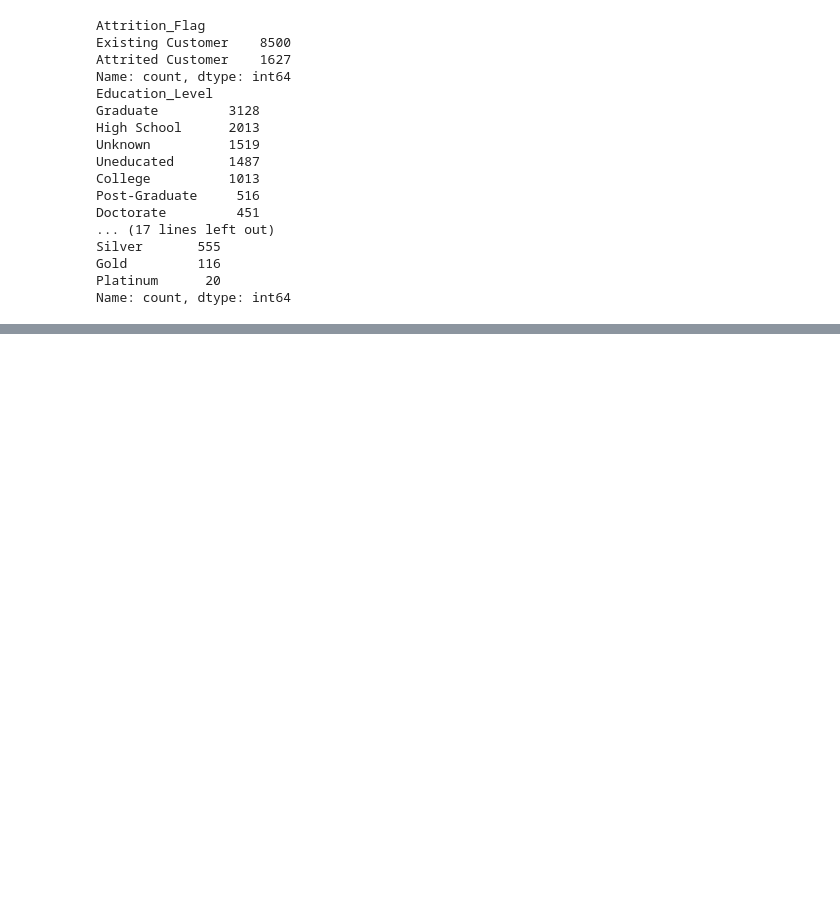
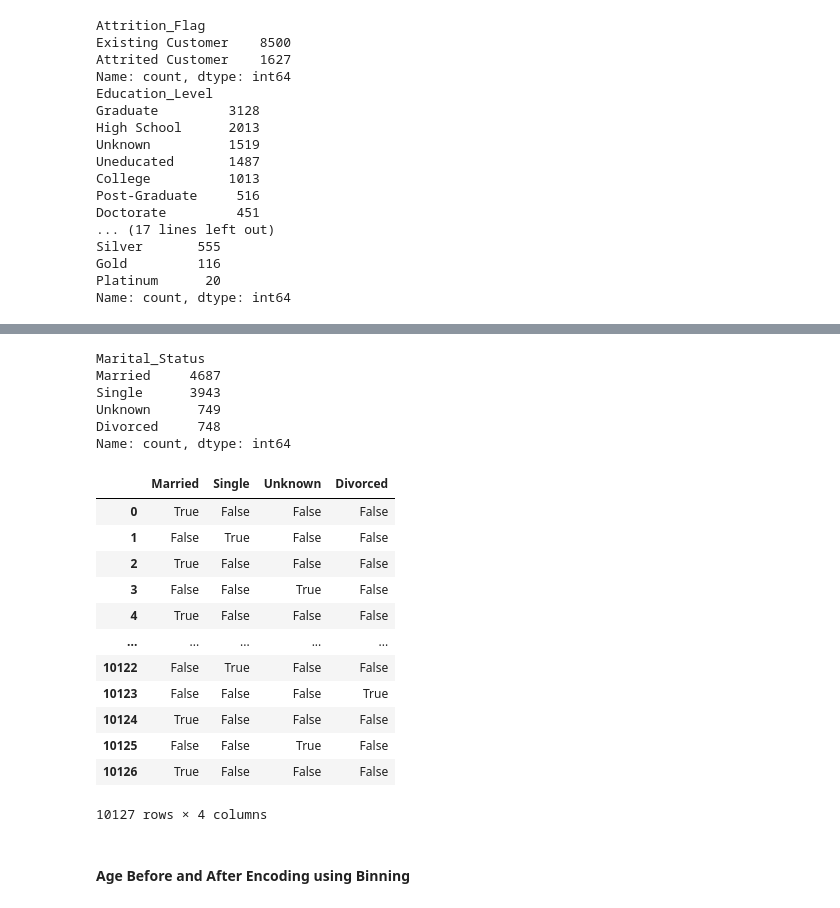
Before and after one commit to vineeethh/credit-card-churn, a Jupyter notebook: Notebook/_002_Exploratory_Data_Analysis_.ipynb, the cells around one changed output, grey strips where cells are left out. Drawn from its saved outputs; the diff is of its cells as text; code cells hidden in the pictures; blank space fills up the shorter version.

```diff
--- a/Notebook/_002_Exploratory_Data_Analysis_.ipynb
+++ b/Notebook/_002_Exploratory_Data_Analysis_.ipynb
@@ -81 +259,10 @@ data['Card_Category'] = data['Card_Category'].map({
+# %%
+print(data['Marital_Status'].value_counts())
+# %% [output]
+Marital_Status
+Married     4687
+Single      3943
+Unknown      749
+Divorced     748
+Name: count, dtype: int64
 # %%
@@ -89 +271,19 @@ data = pd.concat([data, dummies], axis= 1)
 data.drop(['Marital_Status'], axis=1, inplace=True)
+# %%
+data[['Married', 'Single', 'Unknown', 'Divorced']]
+# %% [output]
+|  | Married | Single | Unknown | Divorced |
+| 0 | True | False | False | False |
+| 1 | False | True | False | False |
+| 2 | True | False | False | False |
+| 3 | False | False | True | False |
+| 4 | True | False | False | False |
+| ... | ... | ... | ... | ... |
+| 10122 | False | True | False | False |
+| 10123 | False | False | False | True |
+| 10124 | True | False | False | False |
+| 10125 | False | False | True | False |
+| 10126 | True | False | False | False |
+10127 rows × 4 columns
+# %% [markdown]
+#### Age Before and After Encoding using Binning
```
Also changed, not shown: parts of 45 cells of this notebook, 1 other file.
